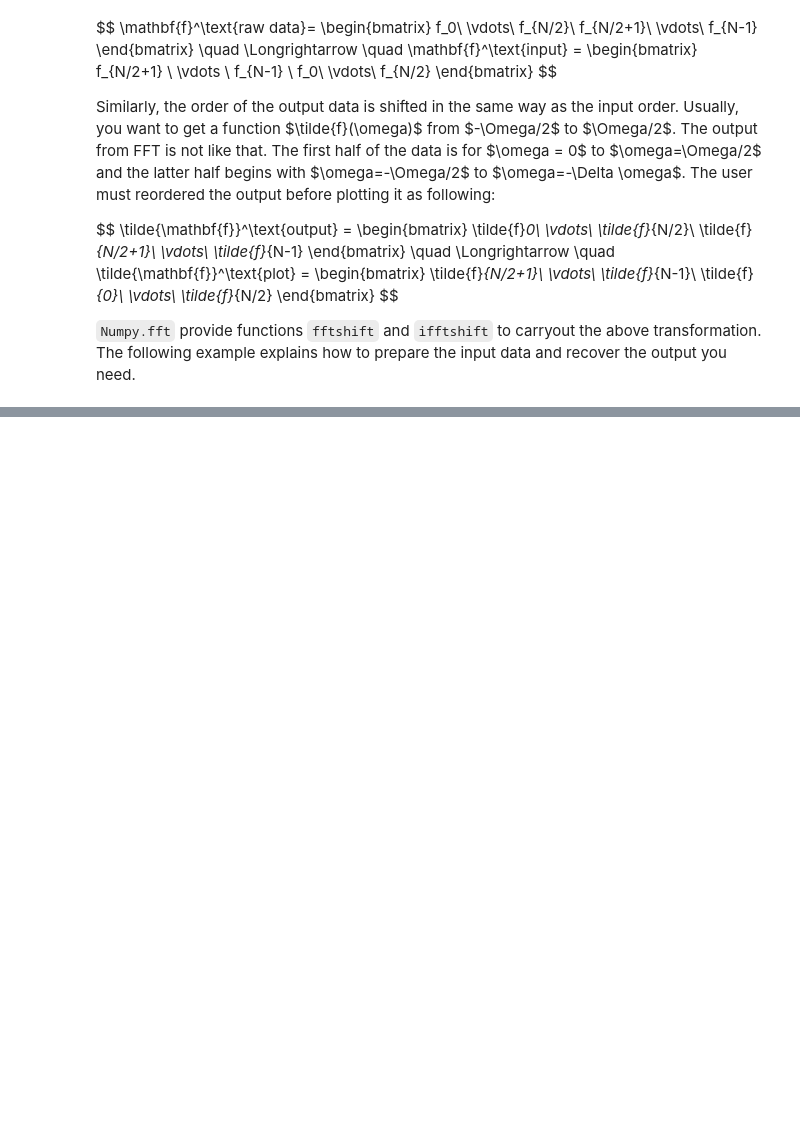
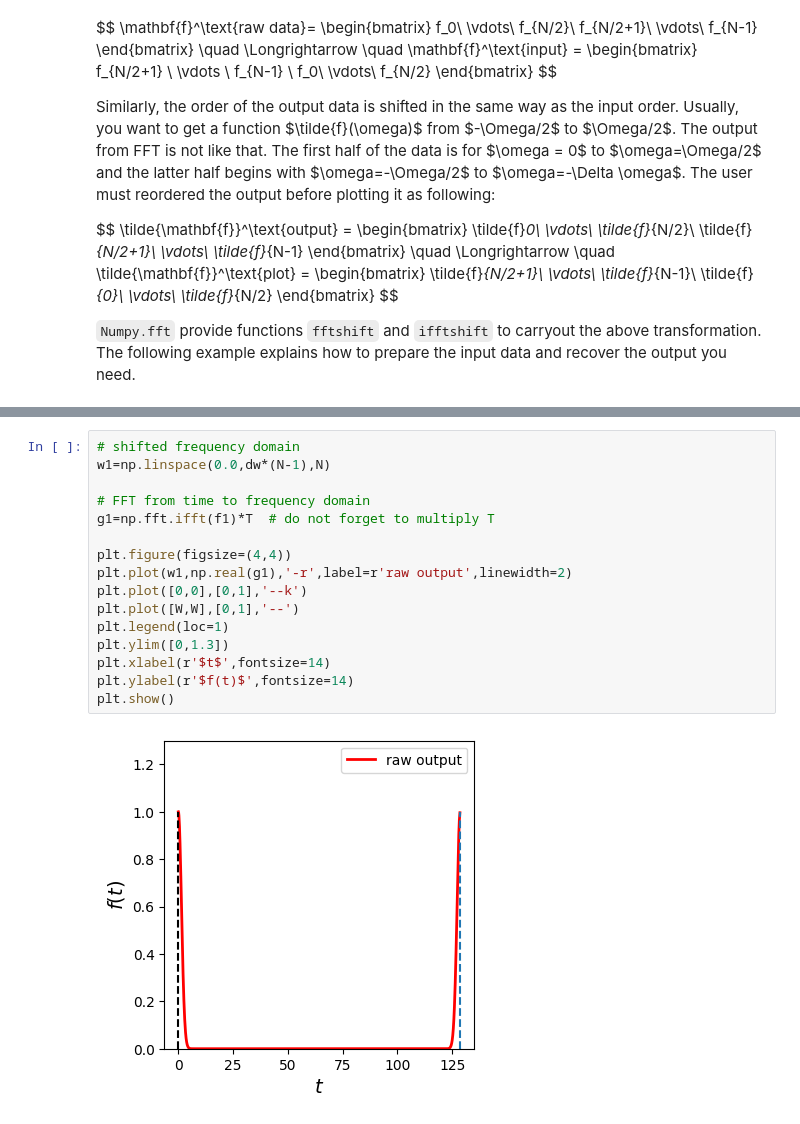
Before and after one commit to ryoichikawai/comp-phys, a Jupyter notebook: fft/fft.ipynb, the cells around one changed output, grey strips where cells are left out. Drawn from its saved outputs; the diff is of its cells as text; blank space fills up the shorter version.

```diff
--- a/fft/fft.ipynb
+++ b/fft/fft.ipynb
@@ -290,0 +275,18 @@ plt.show()
+# %%
+# shifted frequency domain
+w1=np.linspace(0.0,dw*(N-1),N)
+
+# FFT from time to frequency domain
+g1=np.fft.ifft(f1)*T  # do not forget to multiply T
+
+plt.figure(figsize=(4,4))
+plt.plot(w1,np.real(g1),'-r',label=r'raw output',linewidth=2)
+plt.plot([0,0],[0,1],'--k')
+plt.plot([W,W],[0,1],'--')
+plt.legend(loc=1)
+plt.ylim([0,1.3])
+plt.xlabel(r'$t$',fontsize=14)
+plt.ylabel(r'$f(t)$',fontsize=14)
+plt.show()
+# %% [output]
+[figure, added]
```
Also changed, not shown: parts of 17 cells of this notebook, 1 other file.
